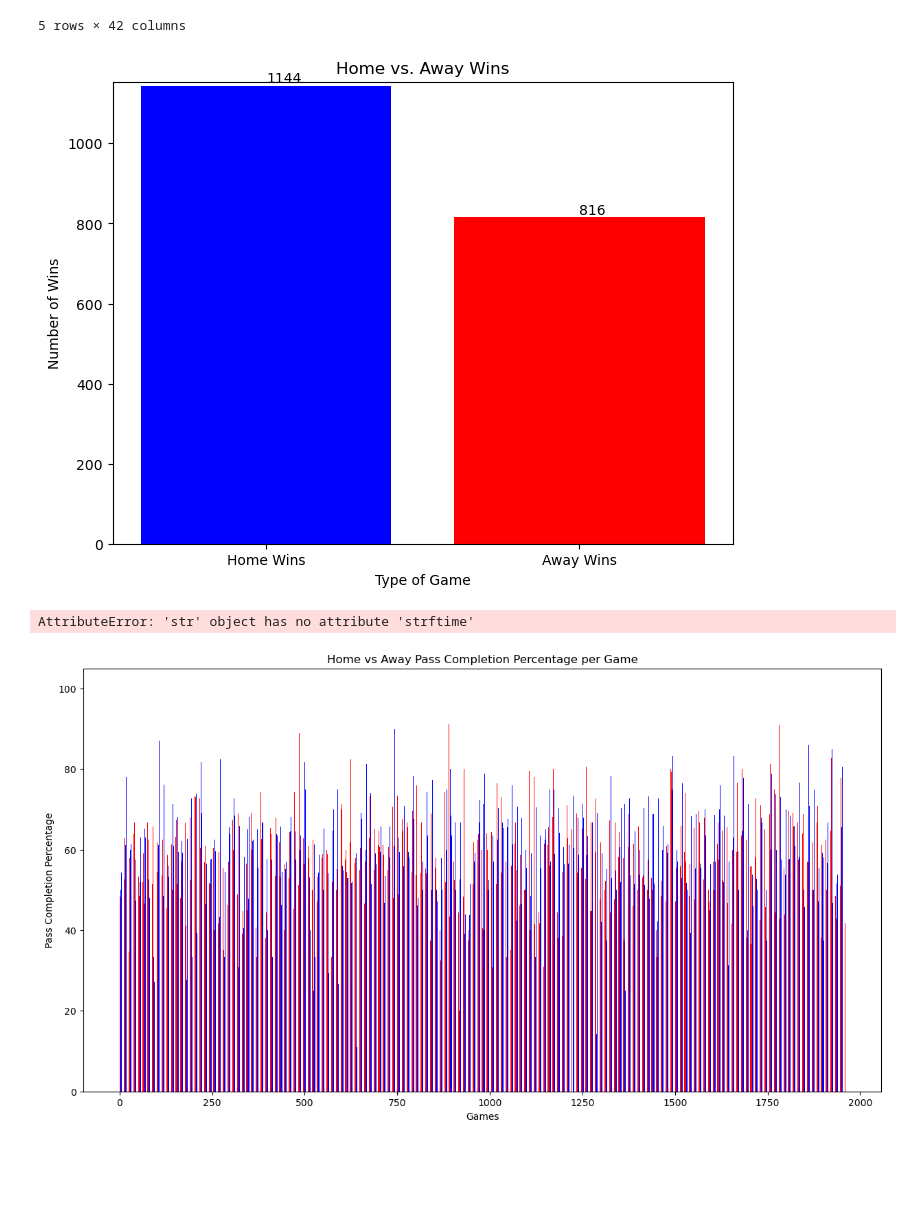
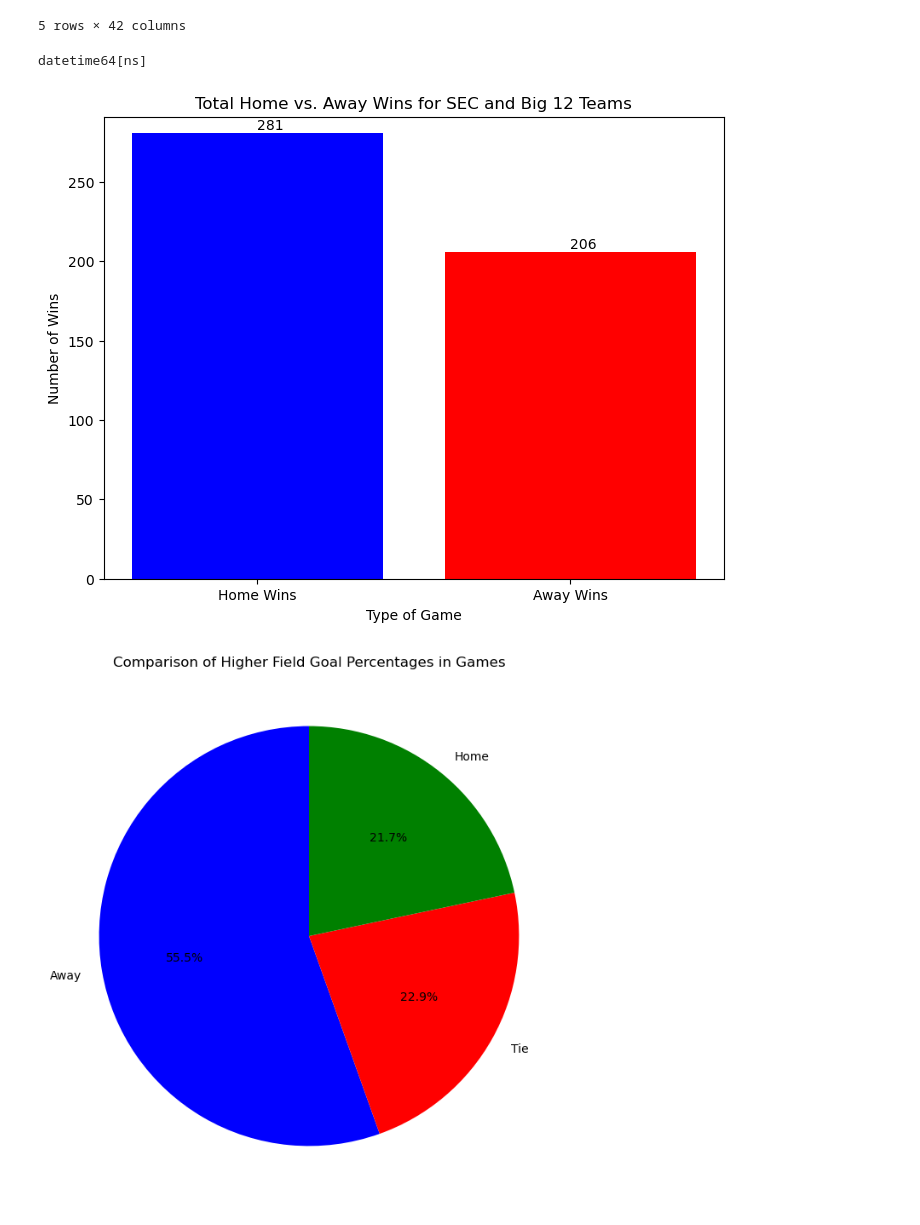
Before and after one commit to kojo-create/Comp-590-Final-Project, a Jupyter notebook: 590.ipynb, the cells around one changed output. Cells and saved outputs as stored; diff of their text form; code cells hidden in the pictures; blank space fills up the shorter version.

```diff
--- a/590.ipynb
+++ b/590.ipynb
@@ -24,53 +24,71 @@ df['Date'] = pd.to_datetime(df['Date'], errors='coerce')  # Converts the 'Date'
 # Check if the conversion worked and print out the dtype
 print(df['Date'].dtype)  # Should output: datetime64[ns]
 
+sec_teams = ['Alabama', 'Georgia', 'Florida', 'LSU', 'Missouri', 'Arkansas', 'Auburn', 'Vanderbilt', 'Mississippi', 'South Carolina', 'Tennessee', 'Kentucky', 'Ole Miss', 'Texas A&M']
+big12_teams = ['Texas', 'Oklahoma', 'Iowa State', 'Baylor', 'Oklahoma State', 'Kansas State', 'West Virginia', 'Kansas', 'Texas Tech', 'TCU', 'UCF', 'BYU', 'Houston', 'Cincinnati']
+
+# Filter the dataframe for games involving only these teams
+filtered_df = df[(df['Home'].isin(sec_teams + big12_teams)) | (df['Away'].isin(sec_teams + big12_teams))]
+
 # Calculating wins
-home_wins = df['HomeWins'].sum()
-away_wins = len(df) - home_wins  #'HomeWins' is 1 for home win, 0 for home loss (which means away win)
+home_wins = filtered_df['HomeWins'].sum()
+away_wins = len(filtered_df) - home_wins  # Assuming HomeWins is 1 for home win, 0 for away win
 
-# Creating the bar chart
+# Plotting
 plt.figure(figsize=(8, 6))
 bars = plt.bar(['Home Wins', 'Away Wins'], [home_wins, away_wins], color=['blue', 'red'])
 plt.xlabel('Type of Game')
 plt.ylabel('Number of Wins')
-plt.title('Home vs. Away Wins')
+plt.title('Total Home vs. Away Wins for SEC and Big 12 Teams')
 plt.ylim(0, max(home_wins, away_wins) + 10)  # Add some space at the top for annotations
 
-# Adding the data labels on top of the bars
 for bar in bars:
     yval = bar.get_height()
     plt.text(bar.get_x() + bar.get_width()/2, yval, int(yval), va='bottom')  # va: vertical alignment
 
 plt.show()
+
+#Purpose: This bar chart compares the total number of wins at home versus wins away across all games involving SEC and Big 12 teams within the dataset.
+
+#Representation:
+
+#Bars: Two bars represent the total counts of wins— one for home wins and one for away wins.
+#Colors: Different colors (blue for home, red for away) visually distinguish between the locations of the games.
+#Annotations: Numbers on top of each bar show the exact count of wins, providing a clear, quantitative measure of the outcomes.
+#Key Insight: This chart quickly shows which setting (home or away) generally results in more victories for these conferences, indicating possible home-field advantages or resilience in away games.
 # %% [output]
+datetime64[ns]
-[figure, old version]
+[figure, new version]
 # %%
-plt.figure(figsize=(15, 8))
-# Calculate the number of games to plot
-num_games = df.shape[0]
+# Calculate which team had a higher FG% for each game
+df['Higher FG%'] = (df['HFGPercent'] > df['AFGPercent']).map({True: 'Home', False: 'Away'})
+# Add a third category for ties
+df['Higher FG%'] = df.apply(lambda x: 'Tie' if x['HFGPercent'] == x['AFGPercent'] else x['Higher FG%'], axis=1)
 
-# Creating side-by-side bars
-r1 = range(num_games)
-r2 = [x + 0.3 for x in r1]
+# Count occurrences
+fg_counts = df['Higher FG%'].value_counts()
 
-plt.bar(r1, df['HPassPct'], color='blue', width=0.3, label='Home Pass Completion %')
-plt.bar(r2, df['APassPct'], color='red', width=0.3, label='Away Pass Completion %')
 
-plt.xlabel('Games')
-plt.ylabel('Pass Completion Percentage')
-plt.title('Home vs Away Pass Completion Percentage per Game')
+# Plotting the pie chart
+plt.figure(figsize=(8, 8))
+plt.pie(fg_counts, labels=fg_counts.index, autopct='%1.1f%%', startangle=90, colors=['blue', 'red', 'green'])
+plt.title('Comparison of Higher Field Goal Percentages in Games')
+plt.show()
 
-# Using the .dt accessor now that 'Date' is definitely a datetime object
-# We need to ensure that the 'Date' column has no NaT values after coercion
-if df['Date'].isnull().any():
-    print("Warning: Some dates couldn't be parsed and are set as NaT (Not a Time)")
 
-# Set x-ticks
-plt.xticks([r + 0.15 for r in range(num_games)], [date.strftime('%m/%d') for date in df['Date'].dropna()], rotation=90)
+#Pie Chart: Comparison of Higher Field Goal Percentages in Games
+#Purpose:
+#This pie chart is designed to provide a summary view of which teams (home vs. away) more frequently achieve higher field goal percentages in their games. It also includes instances where both teams have the same field goal percentage, noted as ties.
 
-plt.legend()
-plt.show()
+#Representation:
+
+#Blue slice: Represents the proportion of games where the home team had a higher field goal percentage than the away team.
+#Red slice: Represents the proportion of games where the away team had a higher field goal percentage than the home team.
+#Green slice: Represents the proportion of games where both teams had the same field goal percentage.
+#Labels and Percentages: Each slice is labeled with the category it represents, and the percentage of total games that fall into that category is displayed on the slice.
+#Colors: Distinct colors (blue for home, red for away, green for ties) help quickly differentiate the results.
+#Key Insight:
+#The pie chart simplifies the comparison of field goal accuracy between home and away teams across all games, showing which setting typically sees better performance or if performances are often equal. This visualization helps in understanding the dominance or balance in field goal efficiency without delving into specific values or trends over time.
 # %% [output]
-AttributeError: 'str' object has no attribute 'strftime'
-[figure, old version]
+[figure, new version]
 # %%
```
Also changed, not shown: parts of 1 cell of this notebook.
